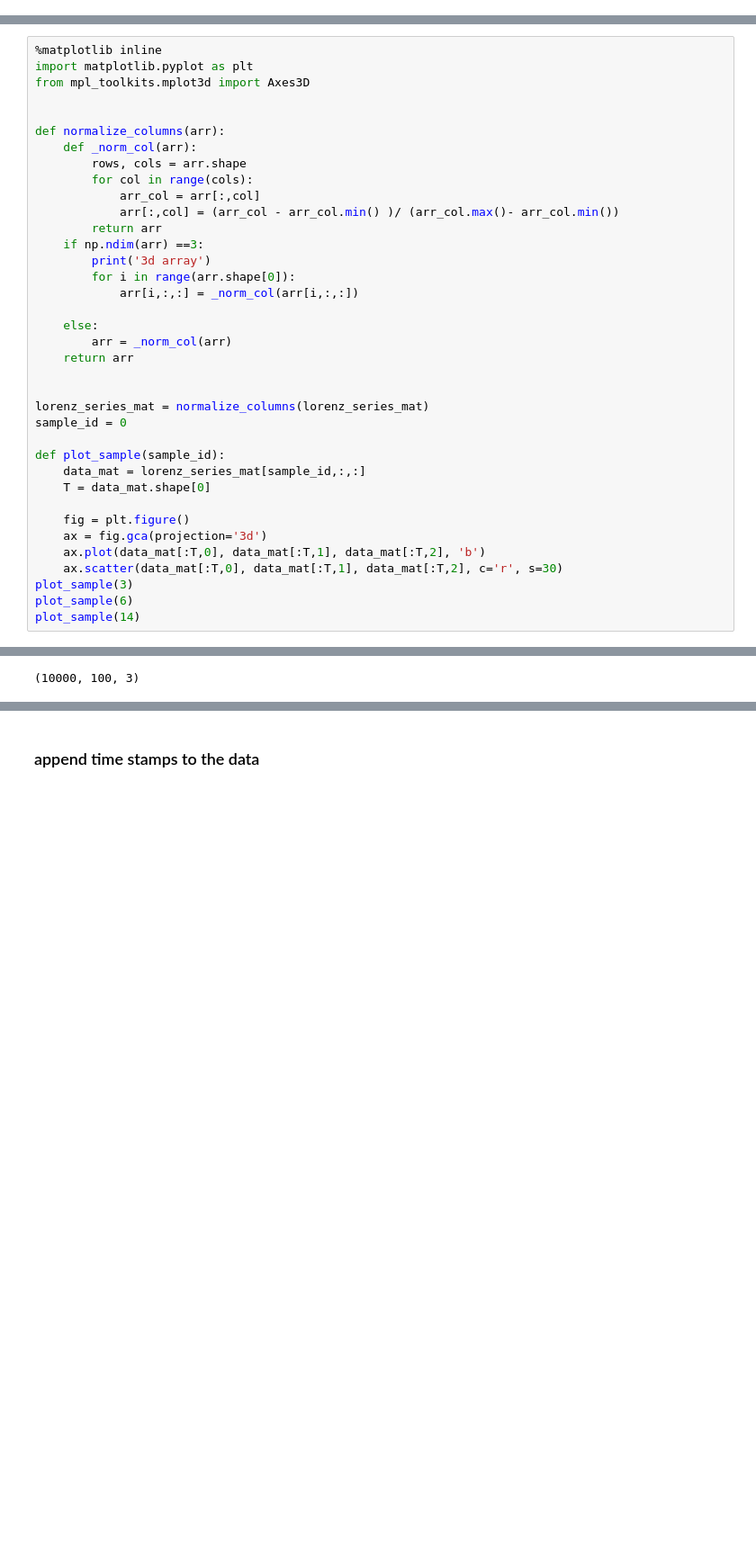
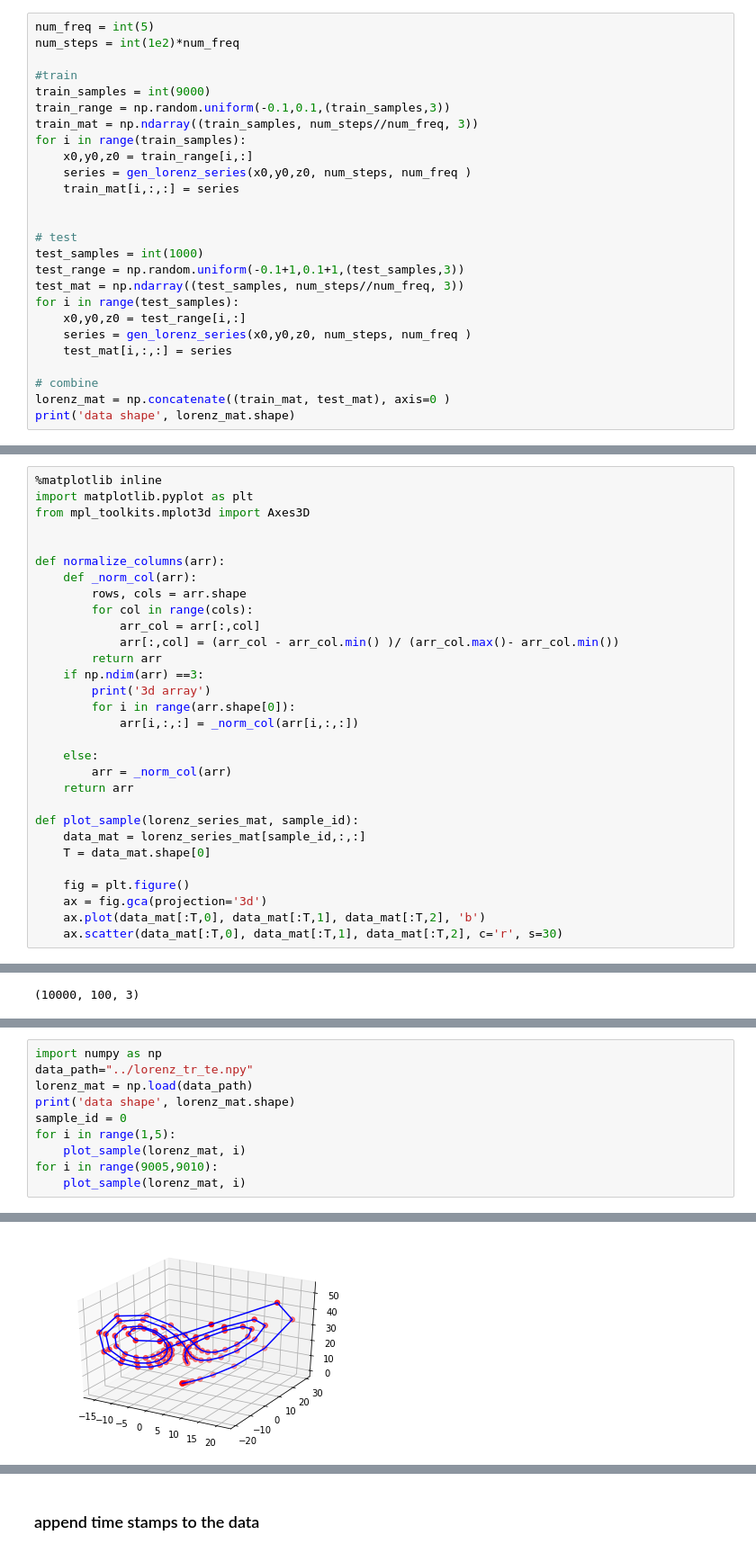
Before and after one commit to yuqirose/TensorRNN, a Jupyter notebook: experiments/notebook/py3_gen_synth.ipynb, the cells around one changed output, grey strips where cells are left out. Shown at 90% size. Drawn from its saved outputs; the diff is of its cells as text; blank space fills up the shorter version.

```diff
--- a/experiments/notebook/py3_gen_synth.ipynb
+++ b/experiments/notebook/py3_gen_synth.ipynb
@@ -57,0 +60,26 @@ for i in range(num_samples):
+# %%
+num_freq = int(5)
+num_steps = int(1e2)*num_freq
+
+#train
+train_samples = int(9000)
+train_range = np.random.uniform(-0.1,0.1,(train_samples,3))
+train_mat = np.ndarray((train_samples, num_steps//num_freq, 3))
+for i in range(train_samples):
+    x0,y0,z0 = train_range[i,:]
+    series = gen_lorenz_series(x0,y0,z0, num_steps, num_freq )
+    train_mat[i,:,:] = series
+
+
+# test
+test_samples = int(1000)
+test_range = np.random.uniform(-0.1+1,0.1+1,(test_samples,3))
+test_mat = np.ndarray((test_samples, num_steps//num_freq, 3))
+for i in range(test_samples):
+    x0,y0,z0 = test_range[i,:]
+    series = gen_lorenz_series(x0,y0,z0, num_steps, num_freq )
+    test_mat[i,:,:] = series
+
+# combine
+lorenz_mat = np.concatenate((train_mat, test_mat), axis=0 )
+print('data shape', lorenz_mat.shape)
@@ -79,11 +109,7 @@ def normalize_columns(arr):
         arr = _norm_col(arr)
     return arr
 
-
-lorenz_series_mat = normalize_columns(lorenz_series_mat)
-sample_id = 0
-
-def plot_sample(sample_id):
+def plot_sample(lorenz_series_mat, sample_id):
     data_mat = lorenz_series_mat[sample_id,:,:]
     T = data_mat.shape[0]
 
@@ -91,6 +117,3 @@ def plot_sample(sample_id):
     ax = fig.gca(projection='3d')
     ax.plot(data_mat[:T,0], data_mat[:T,1], data_mat[:T,2], 'b')
     ax.scatter(data_mat[:T,0], data_mat[:T,1], data_mat[:T,2], c='r', s=30)
-plot_sample(3)
-plot_sample(6)
-plot_sample(14)
@@ -107,0 +128,11 @@ print(lorenz_series_mat.shape)
+# %%
+import numpy as np
+data_path="../lorenz_tr_te.npy"
+lorenz_mat = np.load(data_path)
+print('data shape', lorenz_mat.shape)
+sample_id = 0
+for i in range(1,5):
+    plot_sample(lorenz_mat, i)
+for i in range(9005,9010):
+    plot_sample(lorenz_mat, i)
+# %% [output]
@@ -107,0 +140 @@ print(lorenz_series_mat.shape)
+[figure, added]
```
Also changed, not shown: parts of 9 cells of this notebook, 9 other files.
